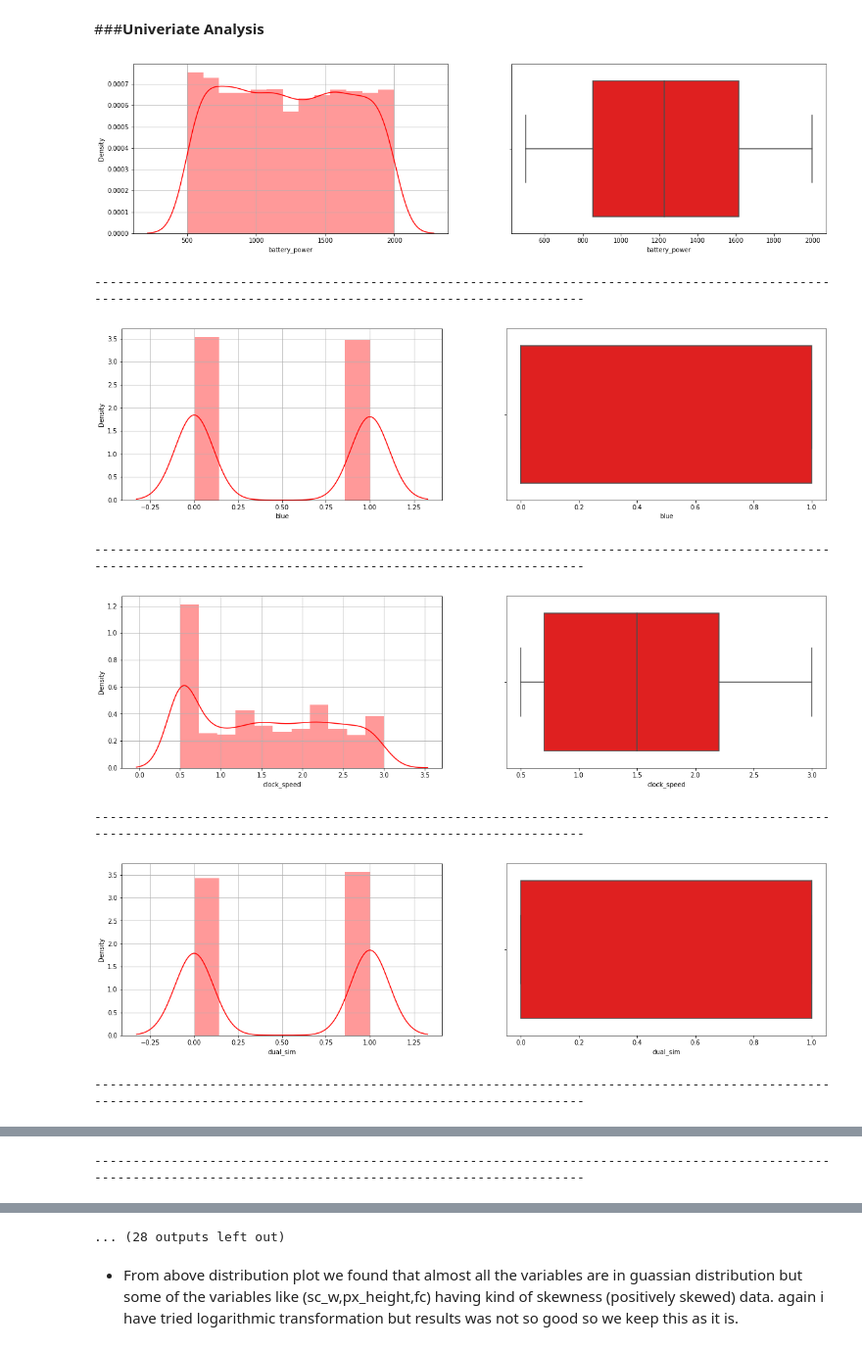
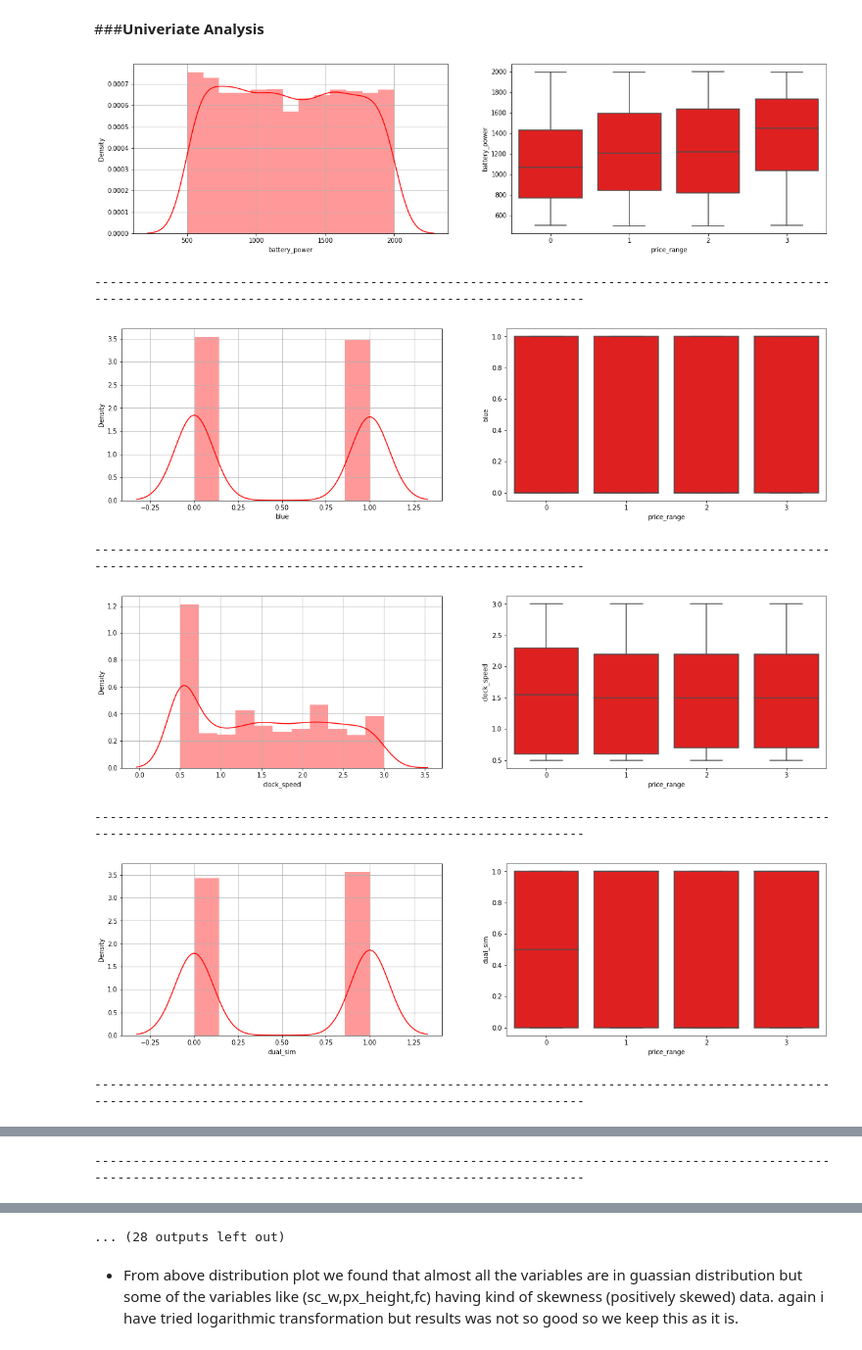
Before and after one commit to Akshay069/Mobile-Price-Range-Prediction, a Jupyter notebook: Mobile_Price_Prediction.ipynb, the cells around one changed output, grey strips where cells are left out. Shown at 98% size. Saved outputs shown, nothing was run; the diff lists cells and outputs as text; code cells hidden in the pictures.

```diff
--- a/Mobile_Price_Prediction.ipynb
+++ b/Mobile_Price_Prediction.ipynb
@@ -199,22 +199,21 @@ Y = df_copy['price_range']
 # %%
 # Lets see the distribution of the data across all the features.
 for feature in X:
   plt.figure(figsize=(20,5))
   plt.subplot(121)
   sns.distplot(df_copy[feature], color='red')
   plt.ylabel('Density')
   plt.grid()
   plt.subplot(122)
-  sns.boxplot(df_copy[feature], color='red')
-  plt.xlabel(feature)
+  sns.boxplot(df_copy['price_range'],df_copy[feature], color='red')
   plt.show()
   print('-----'*32)
 # %% [output]
-[figure, old version]
+[figure, new version]
 ----------------------------------------------------------------------------------------------------------------------------------------------------------------
-[figure, old version]
+[figure, new version]
 ----------------------------------------------------------------------------------------------------------------------------------------------------------------
-[figure, old version]
+[figure, new version]
 ----------------------------------------------------------------------------------------------------------------------------------------------------------------
-[figure, old version]
+[figure, new version]
 ----------------------------------------------------------------------------------------------------------------------------------------------------------------
```
Also changed, not shown: parts of 16 cells of this notebook.
